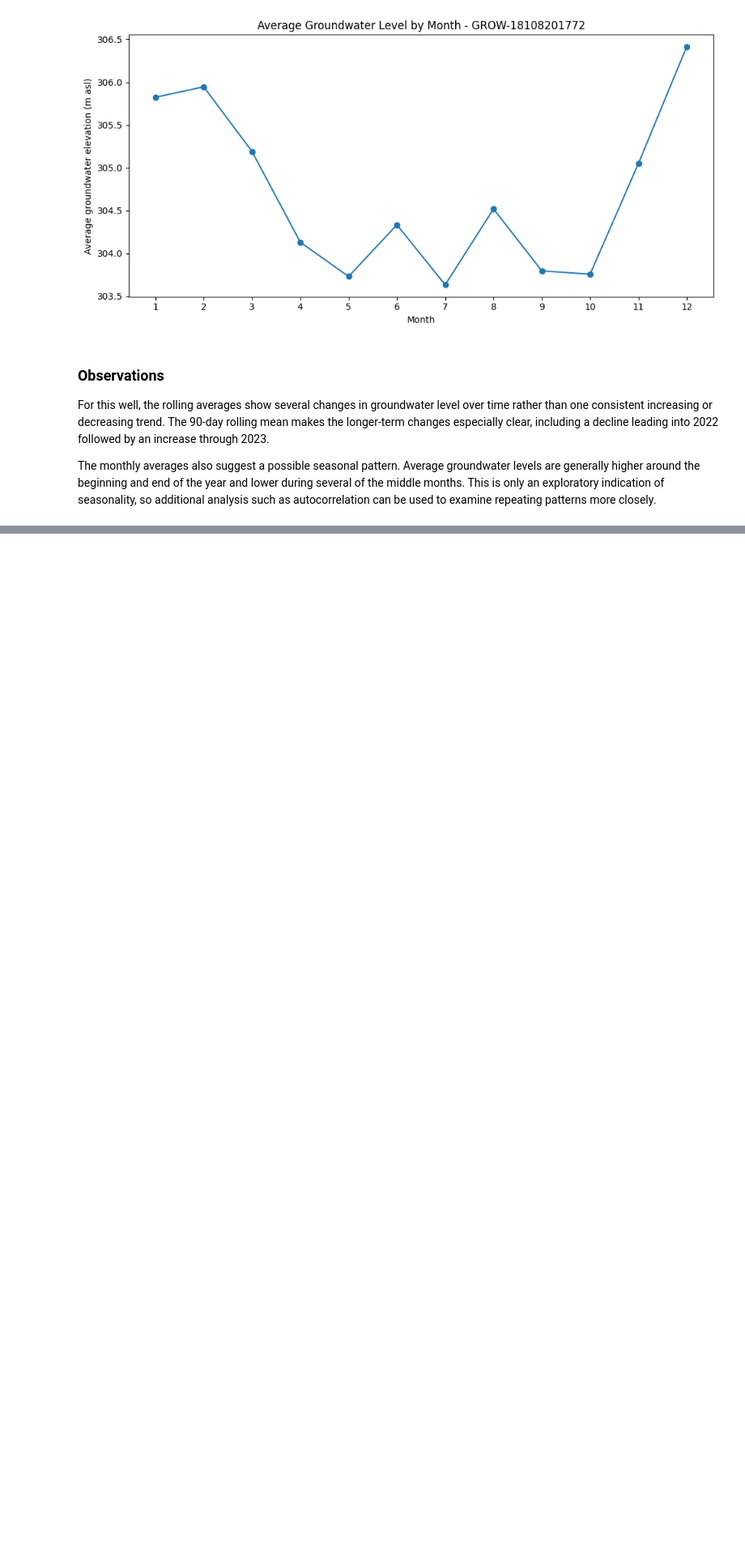
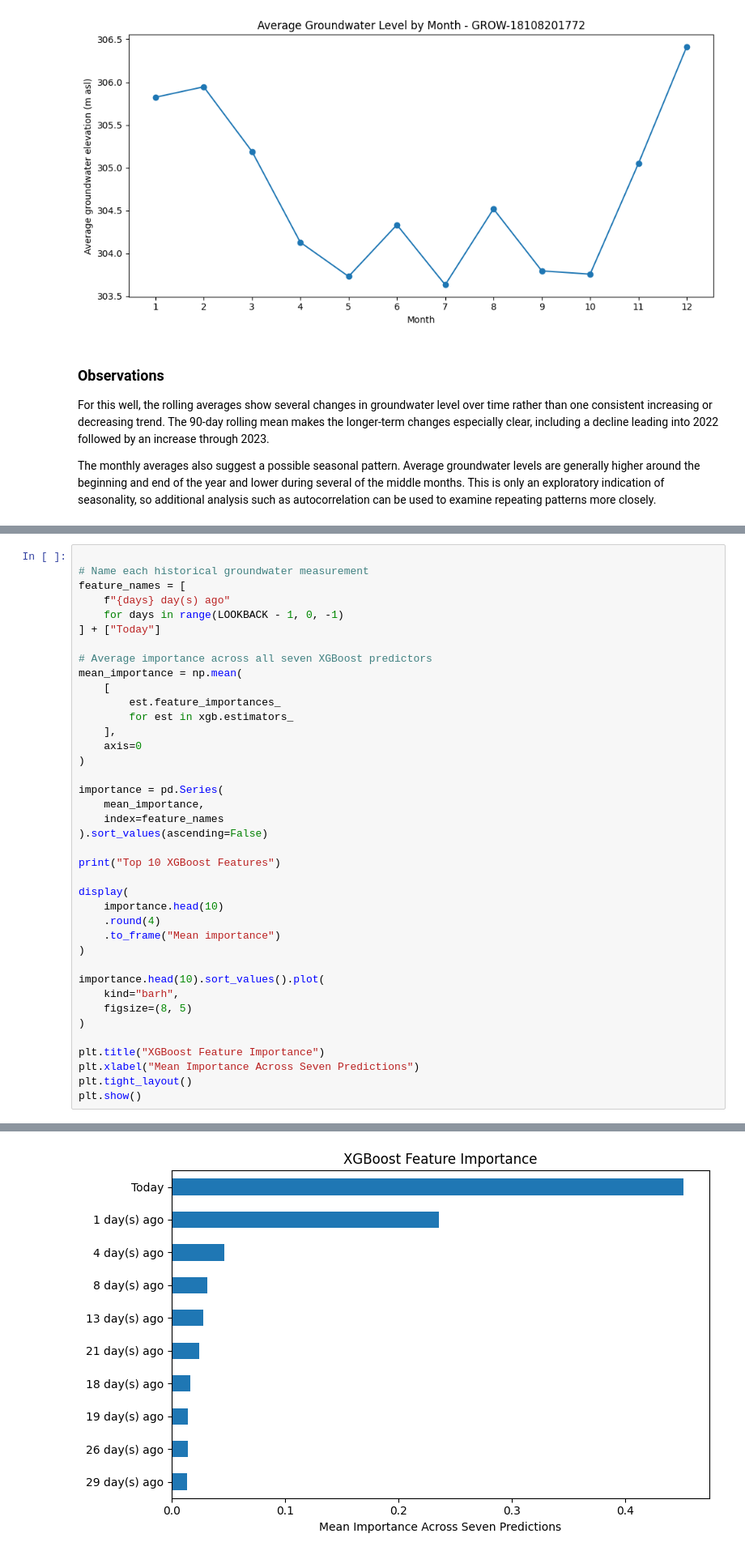
Before and after one commit to Break-Through-Tech/Microsoft-4A-groundwater-timeseries-prediction-using-AI, a Jupyter notebook: notebooks/Microsoft_4A.ipynb, the cells around one changed output, grey strips where cells are left out. Shown at 81% size. Saved outputs shown, nothing was run; the diff lists cells and outputs as text; blank space fills up the shorter version.

```diff
--- a/notebooks/Microsoft_4A.ipynb
+++ b/notebooks/Microsoft_4A.ipynb
@@ -440,0 +968,40 @@ The monthly averages also suggest a possible seasonal pattern. Average groundwat
+# %%
+
+# Name each historical groundwater measurement
+feature_names = [
+    f"{days} day(s) ago"
+    for days in range(LOOKBACK - 1, 0, -1)
+] + ["Today"]
+
+# Average importance across all seven XGBoost predictors
+mean_importance = np.mean(
+    [
+        est.feature_importances_
+        for est in xgb.estimators_
+    ],
+    axis=0
+)
+
+importance = pd.Series(
+    mean_importance,
+    index=feature_names
+).sort_values(ascending=False)
+
+print("Top 10 XGBoost Features")
+
+display(
+    importance.head(10)
+    .round(4)
+    .to_frame("Mean importance")
+)
+
+importance.head(10).sort_values().plot(
+    kind="barh",
+    figsize=(8, 5)
+)
+
+plt.title("XGBoost Feature Importance")
+plt.xlabel("Mean Importance Across Seven Predictions")
+plt.tight_layout()
+plt.show()
+# %% [output]
@@ -440,0 +1020 @@ The monthly averages also suggest a possible seasonal pattern. Average groundwat
+[figure, added]
```
Also changed, not shown: parts of 24 cells of this notebook.
